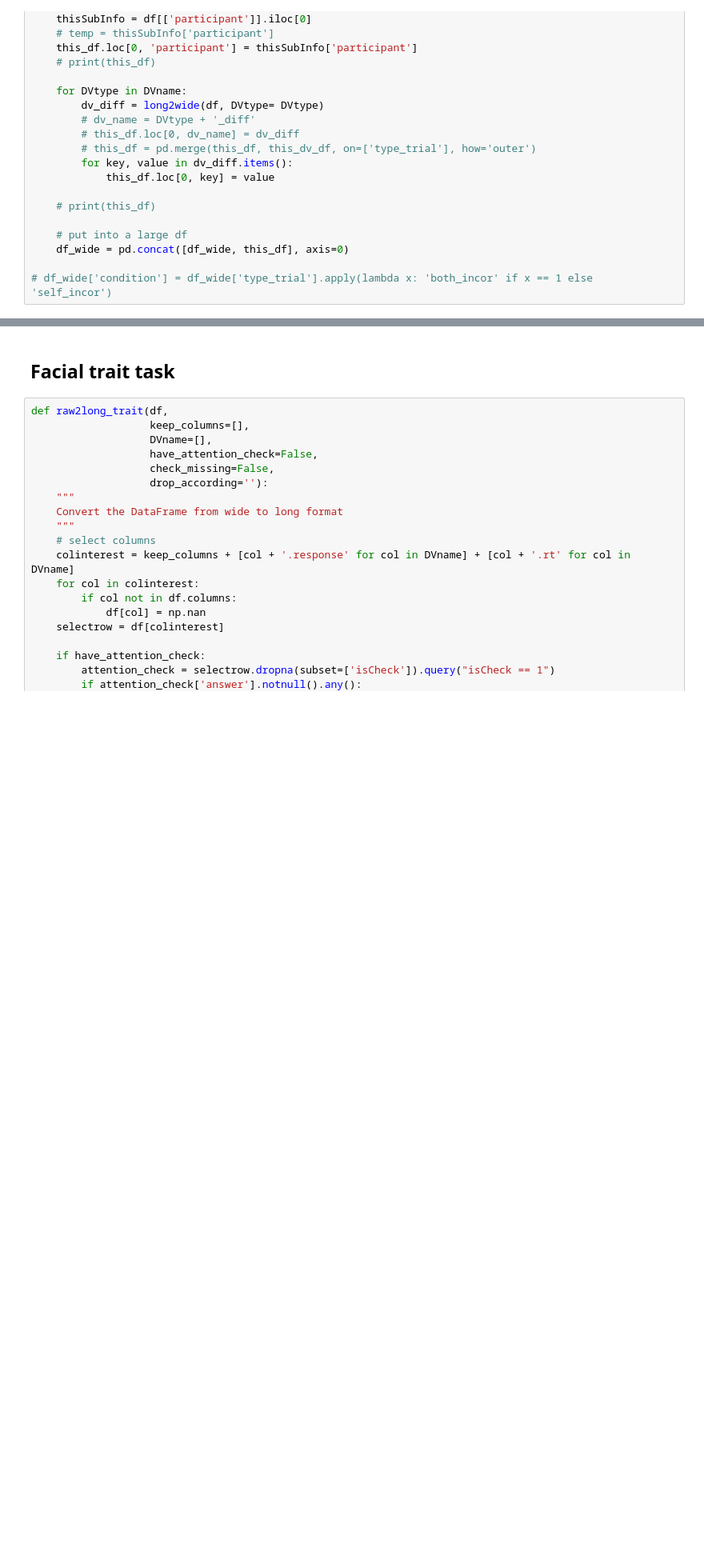
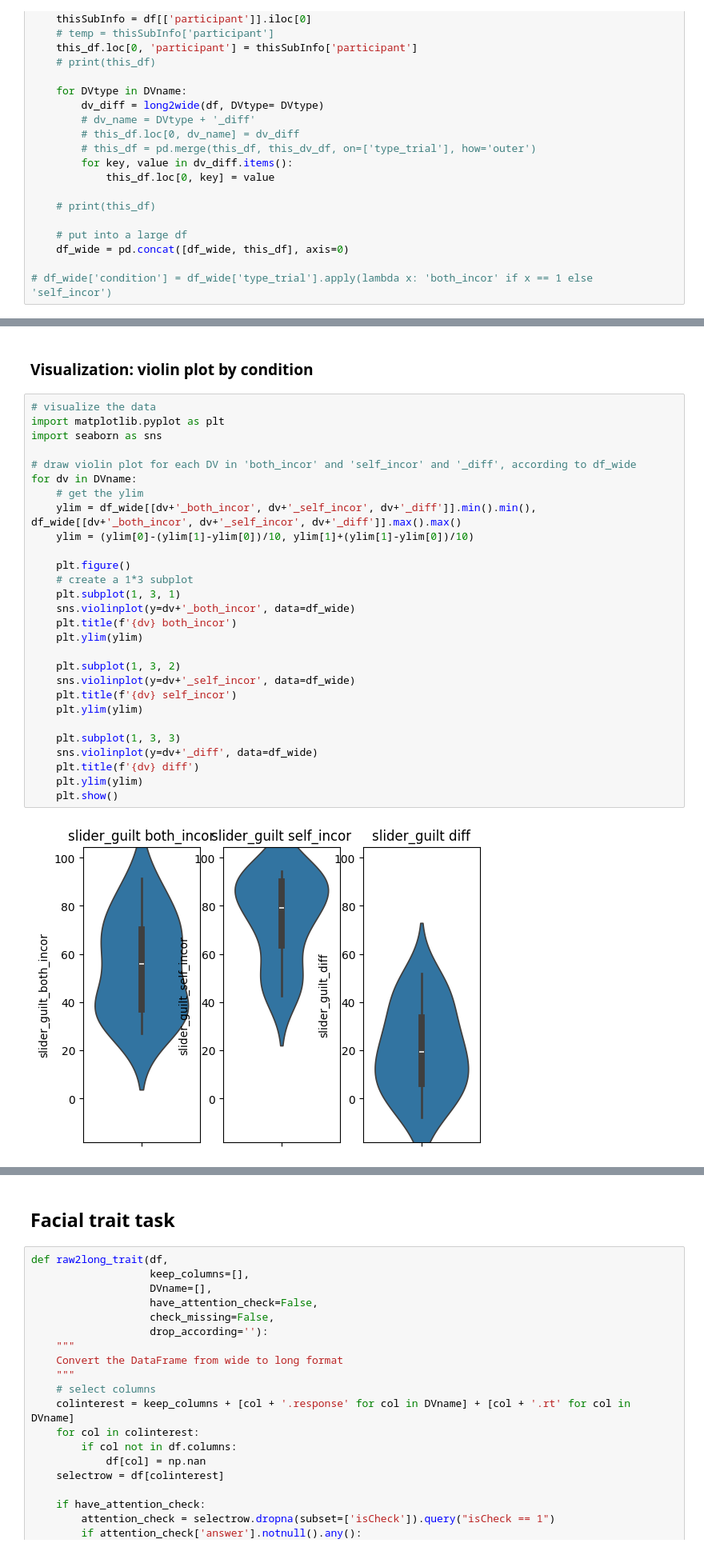
Before and after one commit to t-qin/YESLab-RA-training, a Jupyter notebook: Naodao/naodao_data_cleaning.ipynb, the cells around one changed output, grey strips where cells are left out. Shown at 80% size. Drawn from its saved outputs; the diff is of its cells as text; blank space fills up the shorter version.

```diff
--- a/Naodao/naodao_data_cleaning.ipynb
+++ b/Naodao/naodao_data_cleaning.ipynb
@@ -481,0 +496,32 @@ df_wide.to_csv(savepath+'/naodao_guilt_task_wide_'+date+'.csv', index=False, enc
+# %% [markdown]
+### Visualization: violin plot by condition
+# %%
+# visualize the data
+import matplotlib.pyplot as plt
+import seaborn as sns
+
+# draw violin plot for each DV in 'both_incor' and 'self_incor' and '_diff', according to df_wide
+for dv in DVname:
+    # get the ylim
+    ylim = df_wide[[dv+'_both_incor', dv+'_self_incor', dv+'_diff']].min().min(), df_wide[[dv+'_both_incor', dv+'_self_incor', dv+'_diff']].max().max()
+    ylim = (ylim[0]-(ylim[1]-ylim[0])/10, ylim[1]+(ylim[1]-ylim[0])/10)
+
+    plt.figure()
+    # create a 1*3 subplot
+    plt.subplot(1, 3, 1)
+    sns.violinplot(y=dv+'_both_incor', data=df_wide)
+    plt.title(f'{dv} both_incor')
+    plt.ylim(ylim)
+
+    plt.subplot(1, 3, 2)
+    sns.violinplot(y=dv+'_self_incor', data=df_wide)
+    plt.title(f'{dv} self_incor')
+    plt.ylim(ylim)
+
+    plt.subplot(1, 3, 3)
+    sns.violinplot(y=dv+'_diff', data=df_wide)
+    plt.title(f'{dv} diff')
+    plt.ylim(ylim)
+    plt.show()
+# %% [output]
+[figure, added]
```
Also changed, not shown: parts of 34 cells of this notebook, 1 other file.
